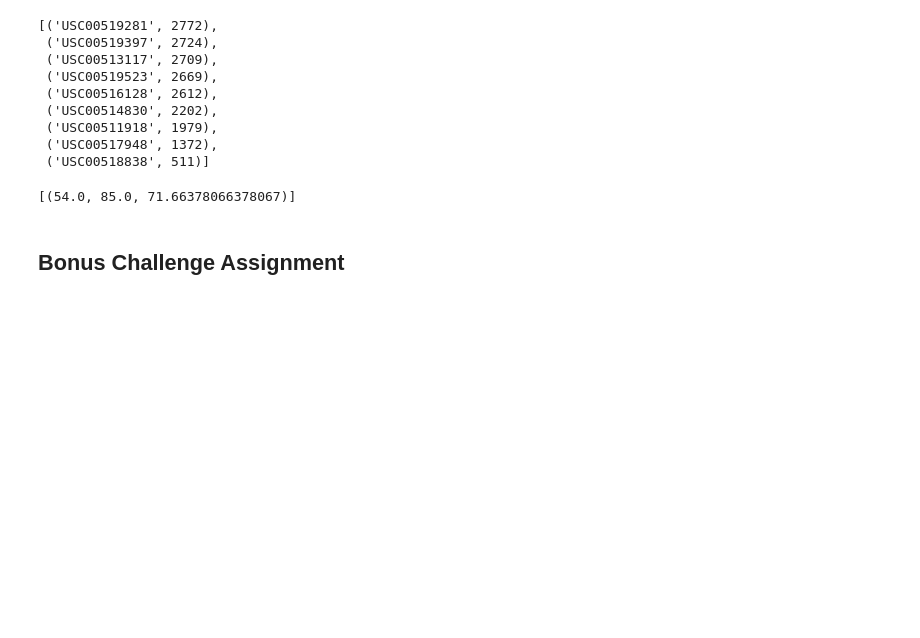
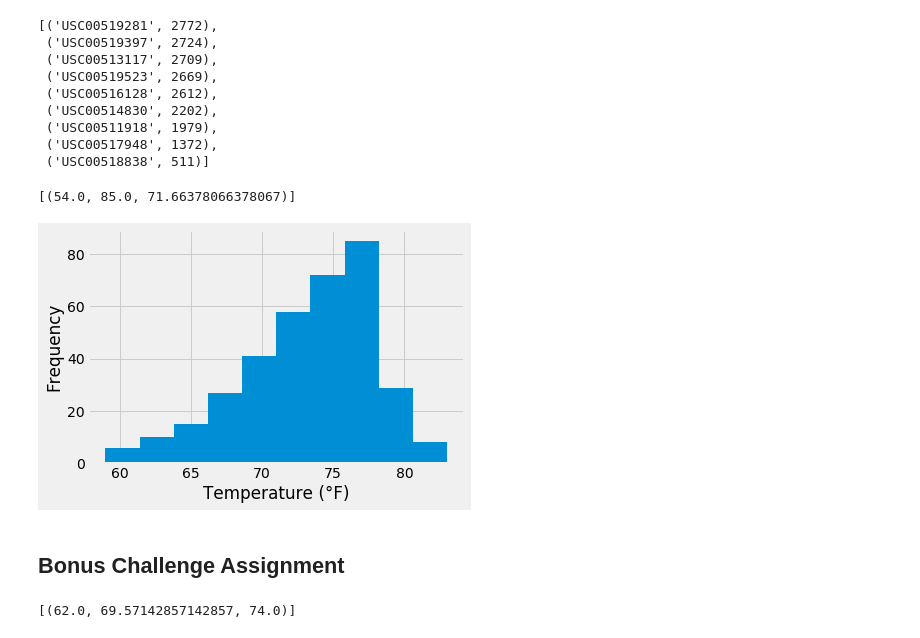
Before and after one commit to SofiaAS1/SQLalchemy-Challenge, a Jupyter notebook: climate_starter.ipynb, the cells around one changed output. Drawn from its saved outputs; the diff is of its cells as text; code cells hidden in the pictures; blank space fills up the shorter version.

```diff
--- a/climate_starter.ipynb
+++ b/climate_starter.ipynb
@@ -125,7 +129,19 @@ session.query(func.min(measurement.tobs),func.max(measurement.tobs),func.avg(mea
 [(54.0, 85.0, 71.66378066378067)]
 # %%
 # Choose the station with the highest number of temperature observations.
-# Query the last 12 months of temperature observation data for this station and plot the results as a histogram
+# Query the last 12 months of temperature observation data for this station and
+# plot the results as a histogram
+rdata = session.query(measurement.tobs)\
+.filter(measurement.station == 'USC00519281', measurement.date>=priorYear).all()
+df = pd.DataFrame(rdata)
+tobs = df["tobs"]
+plt.hist(tobs)
+plt.xlabel('Temperature (°F)')
+plt.ylabel('Frequency')
+plt.savefig("Temp_Histogram.png")
+plt.show()
+# %% [output]
+[figure, added]
 # %% [markdown]
 ## Bonus Challenge Assignment
 # %%
@@ -142,11 +158,13 @@ def calc_temps(start_date, end_date):
         TMIN, TAVE, and TMAX
     """
 
-    return session.query(func.min(Measurement.tobs), func.avg(Measurement.tobs), func.max(Measurement.tobs)).\
-        filter(Measurement.date >= start_date).filter(Measurement.date <= end_date).all()
+    return session.query(func.min(measurement.tobs), func.avg(measurement.tobs), func.max(measurement.tobs)).\
+        filter(measurement.date >= start_date).filter(measurement.date <= end_date).all()
 
 # function usage example
 print(calc_temps('2012-02-28', '2012-03-05'))
+# %% [output]
+[(62.0, 69.57142857142857, 74.0)]
 # %%
 # Use your previous function `calc_temps` to calculate the tmin, tavg, and tmax
 # for your trip using the previous year's data for those same dates.
```
Also changed, not shown: parts of 2 cells of this notebook, 4 other files.
